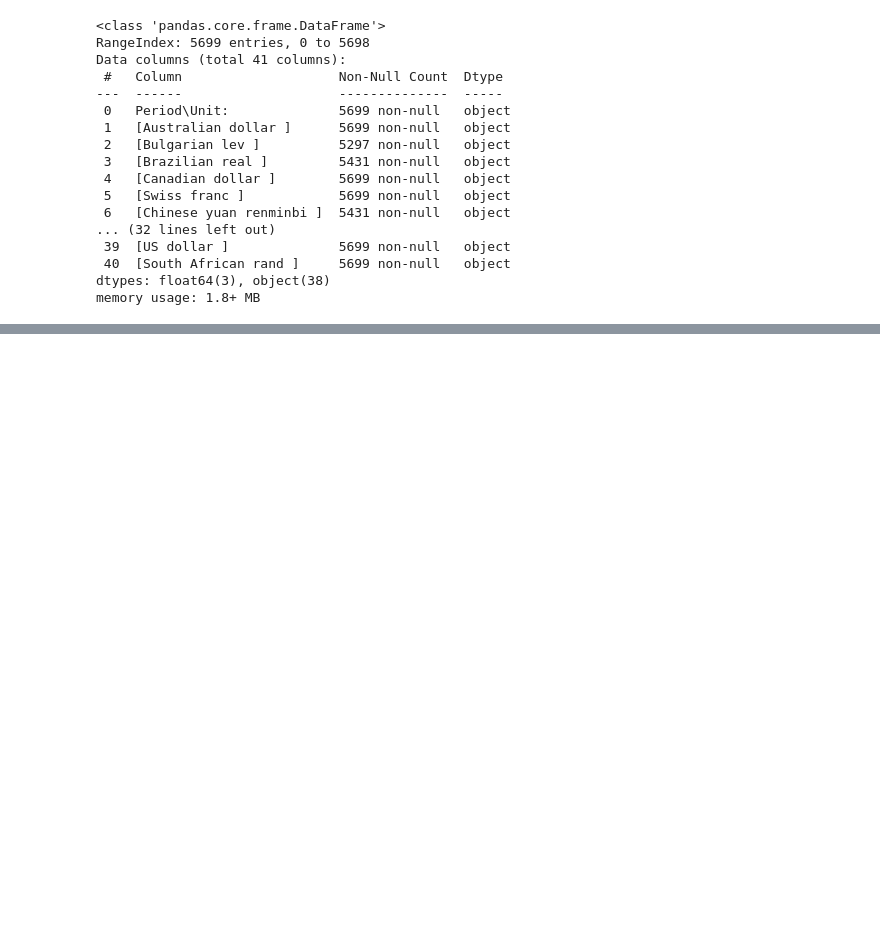
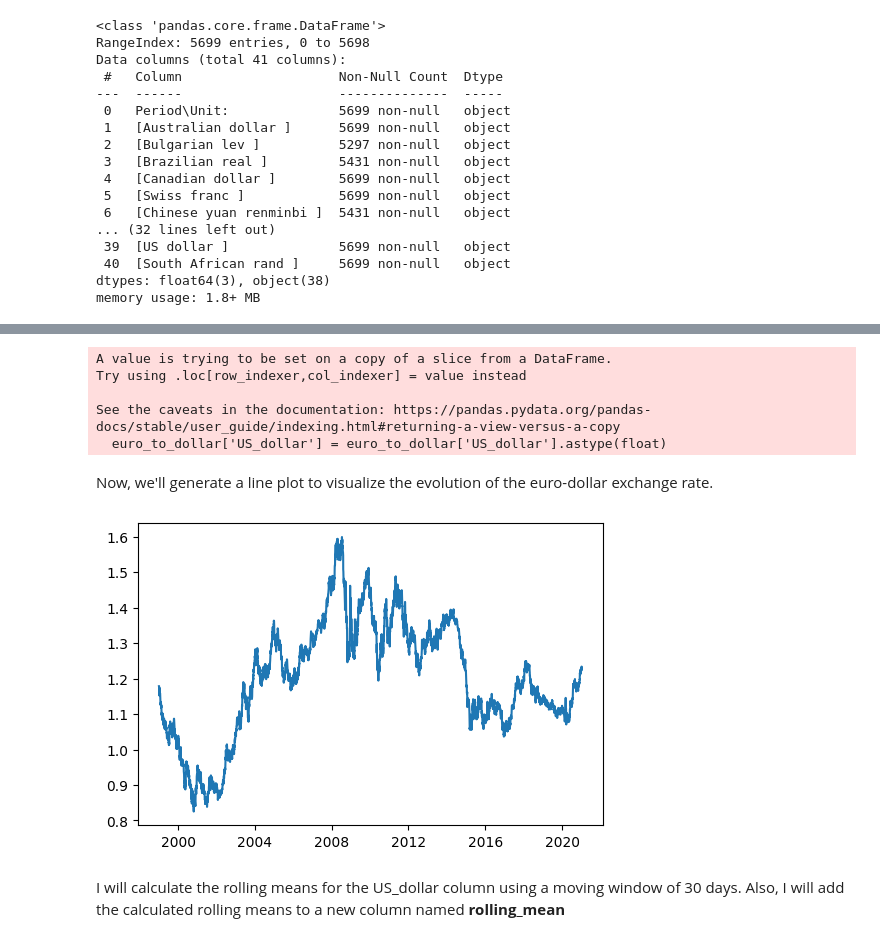
Before and after one commit to senthilkumar-somasundaram/DataScience, a Jupyter notebook: Exchange Rates.ipynb, the cells around one changed output, grey strips where cells are left out. Drawn from its saved outputs; the diff is of its cells as text; code cells hidden in the pictures; blank space fills up the shorter version.

```diff
--- a/Exchange Rates.ipynb
+++ b/Exchange Rates.ipynb
@@ -55,0 +96,3 @@ TypeError: rename() got an unexpected keyword argument 'column'
+# %%
+# Reset the index (and drop the initial index).
+exchange_rates.reset_index(drop=True, inplace=True)
@@ -55,0 +115,3 @@ TypeError: rename() got an unexpected keyword argument 'column'
+# %%
+# Let's isolate the **Time** and the **US_dollar** columns. Assign them to a different variable named **euro_to_dollar**
+euro_to_dollar = exchange_rates[['Time', 'US_dollar']].copy()
@@ -55,0 +154,6 @@ TypeError: rename() got an unexpected keyword argument 'column'
+# %%
+# Leave all values different to ( - )
+euro_to_dollar = euro_to_dollar[euro_to_dollar['US_dollar'] != '-']
+
+# Double check they have been dropped
+euro_to_dollar['US_dollar'].value_counts()
@@ -55,0 +173,24 @@ TypeError: rename() got an unexpected keyword argument 'column'
+# %%
+# Convert the US_dollar column to a float data type.
+euro_to_dollar['US_dollar'] = euro_to_dollar['US_dollar'].astype(float)
+# %% [output]
+A value is trying to be set on a copy of a slice from a DataFrame.
+Try using .loc[row_indexer,col_indexer] = value instead
+
+See the caveats in the documentation: https://pandas.pydata.org/pandas-docs/stable/user_guide/indexing.html#returning-a-view-versus-a-copy
+  euro_to_dollar['US_dollar'] = euro_to_dollar['US_dollar'].astype(float)
+# %% [markdown]
+Now, we'll generate a line plot to visualize the evolution of the euro-dollar exchange rate.
+# %%
+import matplotlib.pyplot as plt
+
+# Enables Jupyter to display graphs
+%matplotlib inline
+
+plt.plot(euro_to_dollar['Time'],
+         euro_to_dollar['US_dollar'])
+plt.show()
+# %% [output]
+[figure, added]
+# %% [markdown]
+I will calculate the rolling means for the US_dollar column using a moving window of 30 days. Also, I will add the calculated rolling means to a new column named **rolling_mean**
```
Also changed, not shown: parts of 45 cells of this notebook.
